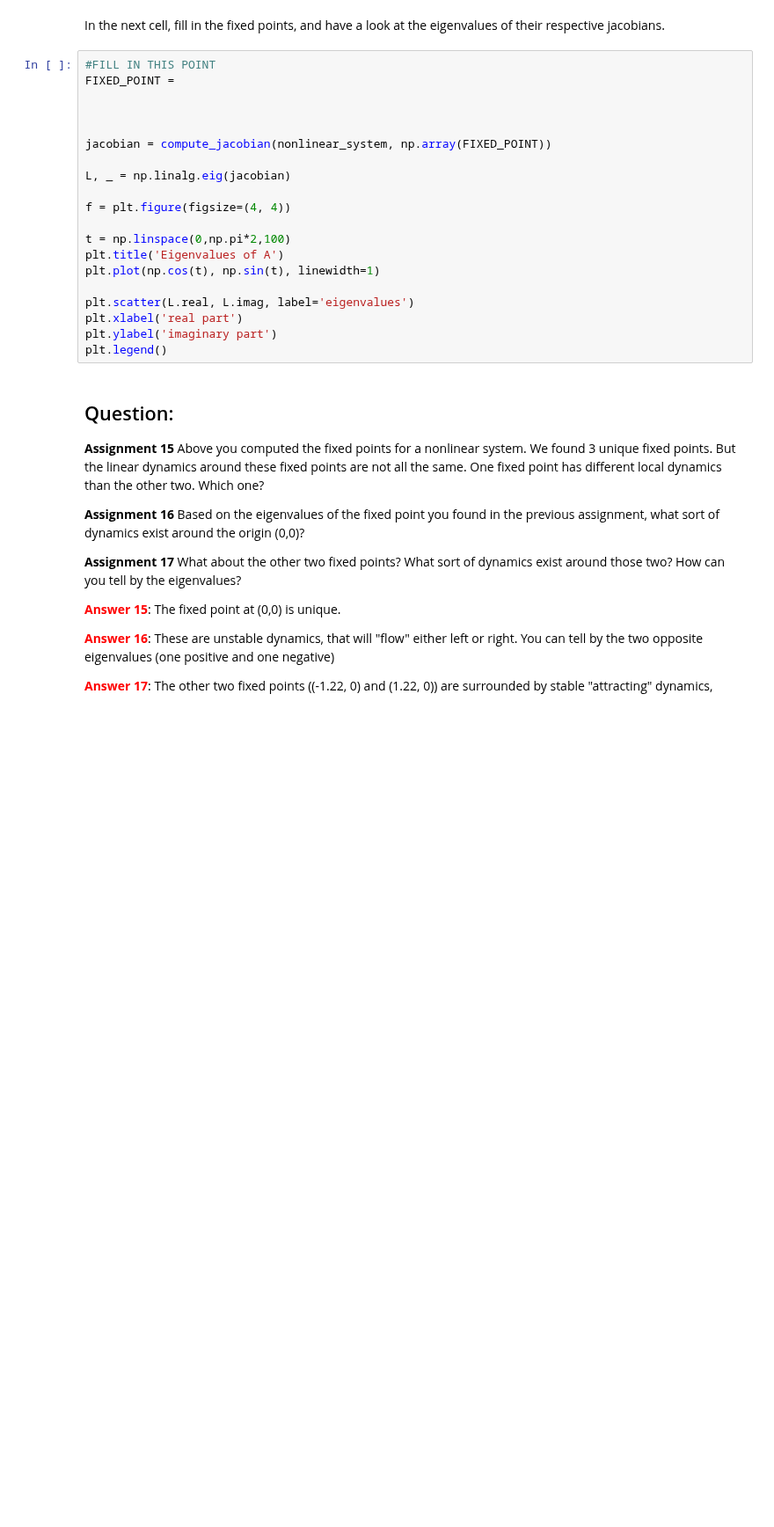
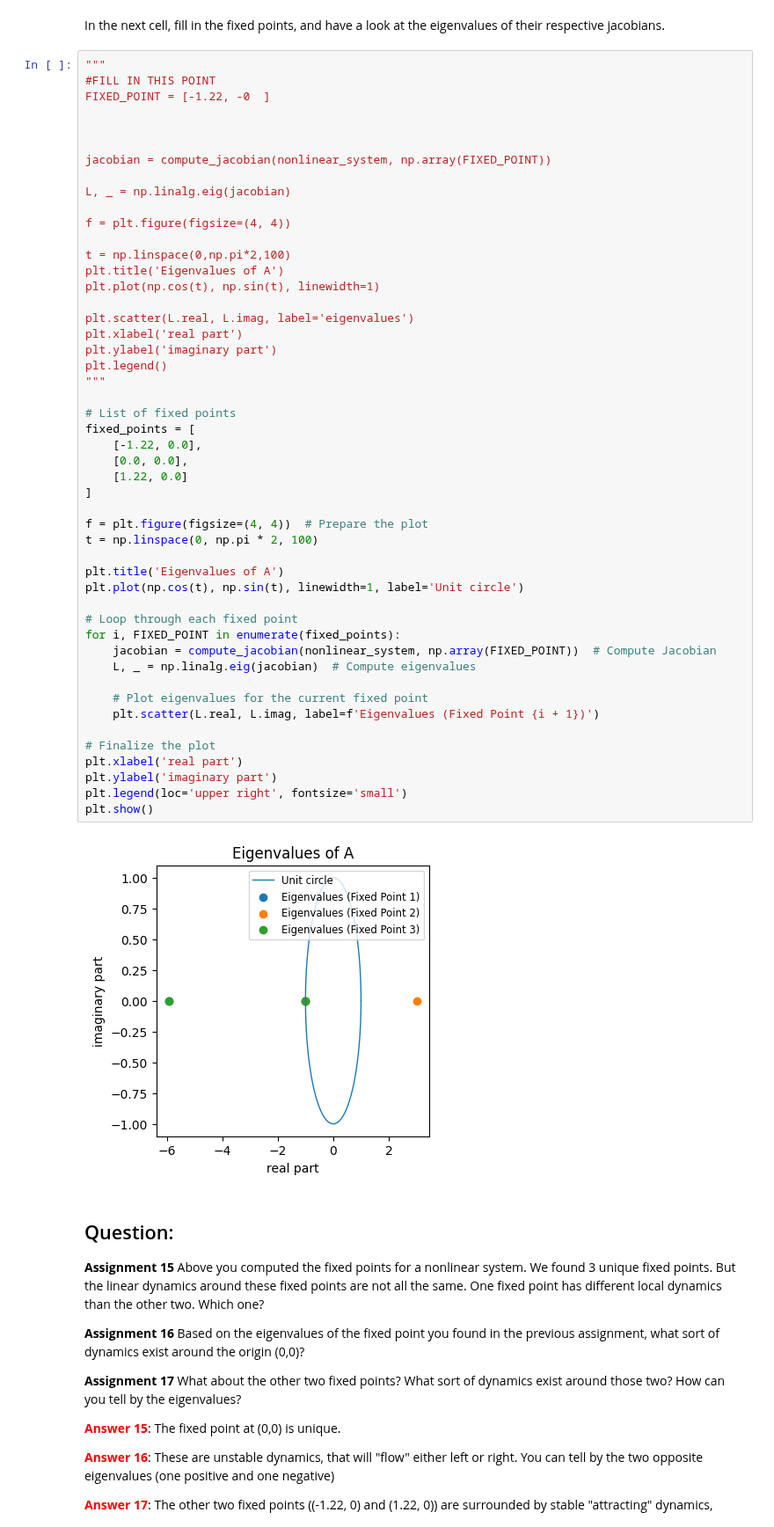
Before and after one commit to andrileu/IoN_exercises, a Jupyter notebook: 8_dynamical_systems_solutions.ipynb, the cells around one changed output. Shown at 88% size. Cells and saved outputs as stored; diff of their text form; blank space fills up the shorter version.

```diff
--- a/8_dynamical_systems_solutions.ipynb
+++ b/8_dynamical_systems_solutions.ipynb
@@ -480,25 +530,56 @@ for point in unique_fixed_points:
 # %% [markdown]
 In the next cell, fill in the fixed points, and have a look at the eigenvalues of their respective jacobians.
 # %%
+"""
 #FILL IN THIS POINT
-FIXED_POINT =
+FIXED_POINT = [-1.22, -0  ]
 
 
 
 jacobian = compute_jacobian(nonlinear_system, np.array(FIXED_POINT))
 
 L, _ = np.linalg.eig(jacobian)
 
 f = plt.figure(figsize=(4, 4))
 
 t = np.linspace(0,np.pi*2,100)
 plt.title('Eigenvalues of A')
 plt.plot(np.cos(t), np.sin(t), linewidth=1)
 
 plt.scatter(L.real, L.imag, label='eigenvalues')
 plt.xlabel('real part')
 plt.ylabel('imaginary part')
 plt.legend()
+"""
+
+# List of fixed points
+fixed_points = [
+    [-1.22, 0.0],
+    [0.0, 0.0],
+    [1.22, 0.0]
+]
+
+f = plt.figure(figsize=(4, 4))  # Prepare the plot
+t = np.linspace(0, np.pi * 2, 100)
+
+plt.title('Eigenvalues of A')
+plt.plot(np.cos(t), np.sin(t), linewidth=1, label='Unit circle')
+
+# Loop through each fixed point
+for i, FIXED_POINT in enumerate(fixed_points):
+    jacobian = compute_jacobian(nonlinear_system, np.array(FIXED_POINT))  # Compute Jacobian
+    L, _ = np.linalg.eig(jacobian)  # Compute eigenvalues
+
+    # Plot eigenvalues for the current fixed point
+    plt.scatter(L.real, L.imag, label=f'Eigenvalues (Fixed Point {i + 1})')
+
+# Finalize the plot
+plt.xlabel('real part')
+plt.ylabel('imaginary part')
+plt.legend(loc='upper right', fontsize='small')
+plt.show()
+# %% [output]
+[figure, added]
 # %% [markdown]
 ## Question:
 
```
Also changed, not shown: parts of 14 cells of this notebook.
